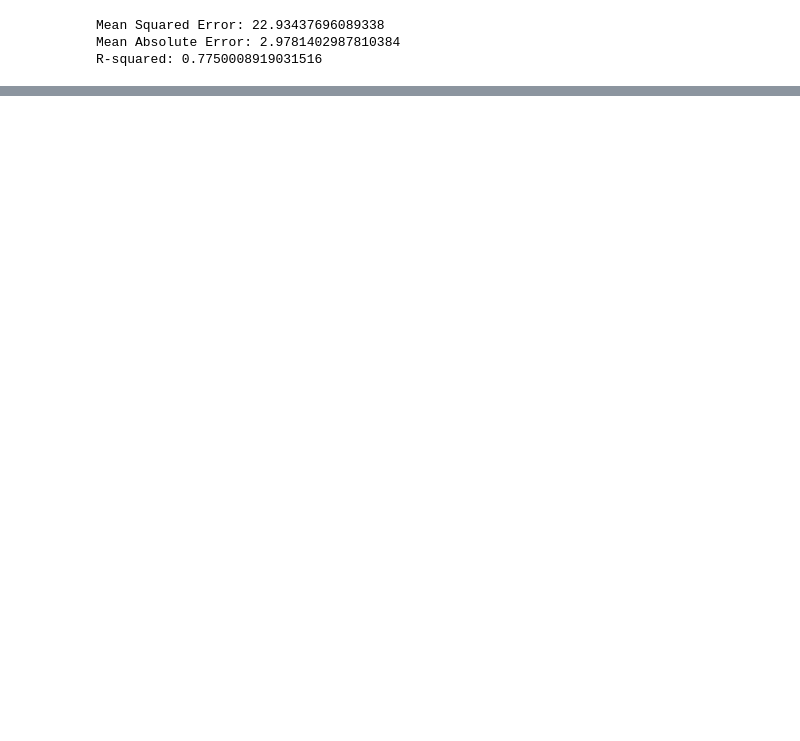
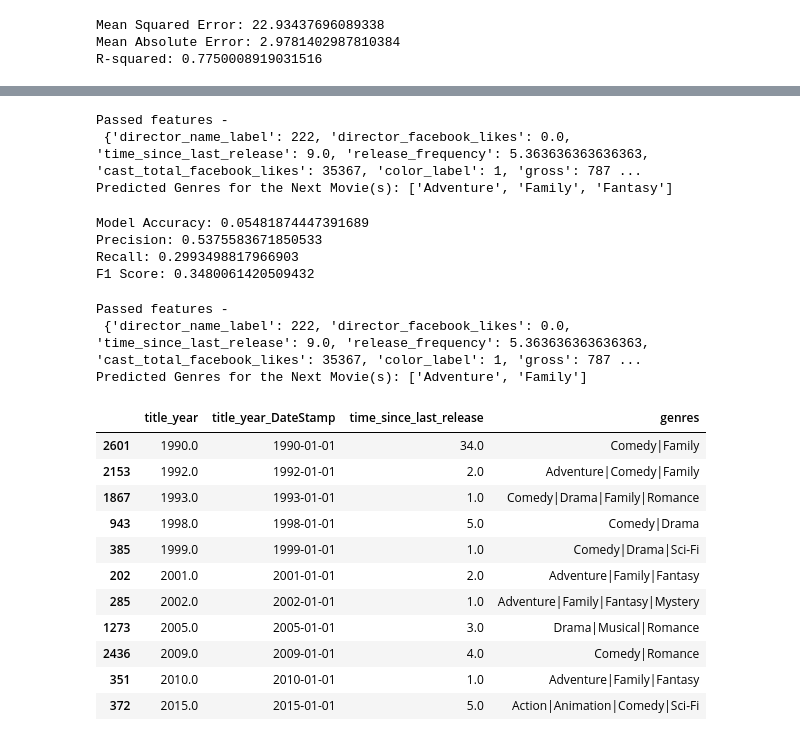
Before and after one commit to HappyBravo/IISc_selectionProblems, a Jupyter notebook: problem1_final.ipynb, the cells around one changed output, grey strips where cells are left out. Saved outputs shown, nothing was run; the diff lists cells and outputs as text; code cells hidden in the pictures; blank space fills up the shorter version.

Commit message:
Problem 1 : - Prediction of possible genre done - visualisation and presentation remaining

```diff
--- a/problem1_final.ipynb
+++ b/problem1_final.ipynb
@@ -702,0 +817,65 @@ historical data : [2000.0, 2002.0, 2005.0, 2006.0, 2008.0, 2010.0, 2012.0, 2014.
+# %%
+director_name = 222
+predicted_genres = convert_labels_to_genres(predict_next_movie_genre(director_name,
+                                                                     rf_multi_model,
+                                                                     model_for_year= ada_model,
+                                                                     df = df, verbose = 1), new_genre_columns)
+print("Predicted Genres for the Next Movie(s):", predicted_genres)
+# %% [output]
+Passed features -
+ {'director_name_label': 222, 'director_facebook_likes': 0.0, 'time_since_last_release': 9.0, 'release_frequency': 5.363636363636363, 'cast_total_facebook_likes': 35367, 'color_label': 1, 'gross': 787 ...
+Predicted Genres for the Next Movie(s): ['Adventure', 'Family', 'Fantasy']
+# %%
+inner = AdaBoostClassifier(n_estimators=500, learning_rate=0.3, random_state=42)
+
+# Train a multi-label classification model
+ada_multi_model = MultiOutputClassifier(inner, n_jobs=4)
+ada_multi_model.fit(X_train_genre, y_train_genre)
+
+# Predict labels for the test set
+y_pred_genre = ada_multi_model.predict(X_test_genre)
+
+# Evaluate the model
+accuracy = ada_multi_model.score(X_test_genre, y_test_genre)
+print("Model Accuracy:", accuracy)
+
+# Calculate precision, recall, and F1 score
+precision = precision_score(y_test_genre, y_pred_genre, average='weighted')
+recall = recall_score(y_test_genre, y_pred_genre, average='weighted')
+f1 = f1_score(y_test_genre, y_pred_genre, average='weighted')
+
+print("Precision:", precision)
+print("Recall:", recall)
+print("F1 Score:", f1)
+# %% [output]
+Model Accuracy: 0.05481874447391689
+Precision: 0.5375583671850533
+Recall: 0.2993498817966903
+F1 Score: 0.3480061420509432
+# %%
+director_name = 222
+predicted_genres = convert_labels_to_genres(predict_next_movie_genre(director_name,
+                                                                     ada_multi_model,
+                                                                     model_for_year= ada_model,
+                                                                     df = df, verbose = 1), new_genre_columns)
+print("Predicted Genres for the Next Movie(s):", predicted_genres)
+# %% [output]
+Passed features -
+ {'director_name_label': 222, 'director_facebook_likes': 0.0, 'time_since_last_release': 9.0, 'release_frequency': 5.363636363636363, 'cast_total_facebook_likes': 35367, 'color_label': 1, 'gross': 787 ...
+Predicted Genres for the Next Movie(s): ['Adventure', 'Family']
+# %%
+_director_data = df[df['director_name_label'] == 222]
+_director_data[['title_year', 'title_year_DateStamp', 'time_since_last_release', 'genres']]
+# %% [output]
+|  | title_year | title_year_DateStamp | time_since_last_release | genres |
+| 2601 | 1990.0 | 1990-01-01 | 34.0 | Comedy|Family |
+| 2153 | 1992.0 | 1992-01-01 | 2.0 | Adventure|Comedy|Family |
+| 1867 | 1993.0 | 1993-01-01 | 1.0 | Comedy|Drama|Family|Romance |
+| 943 | 1998.0 | 1998-01-01 | 5.0 | Comedy|Drama |
+| 385 | 1999.0 | 1999-01-01 | 1.0 | Comedy|Drama|Sci-Fi |
+| 202 | 2001.0 | 2001-01-01 | 2.0 | Adventure|Family|Fantasy |
+| 285 | 2002.0 | 2002-01-01 | 1.0 | Adventure|Family|Fantasy|Mystery |
+| 1273 | 2005.0 | 2005-01-01 | 3.0 | Drama|Musical|Romance |
+| 2436 | 2009.0 | 2009-01-01 | 4.0 | Comedy|Romance |
+| 351 | 2010.0 | 2010-01-01 | 1.0 | Adventure|Family|Fantasy |
+| 372 | 2015.0 | 2015-01-01 | 5.0 | Action|Animation|Comedy|Sci-Fi |
```
Also changed, not shown: parts of 17 cells of this notebook.
